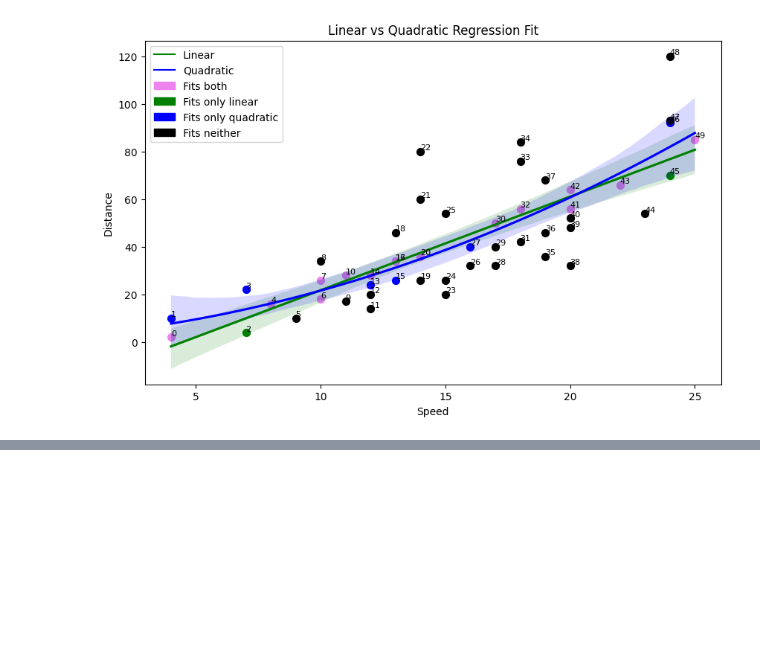
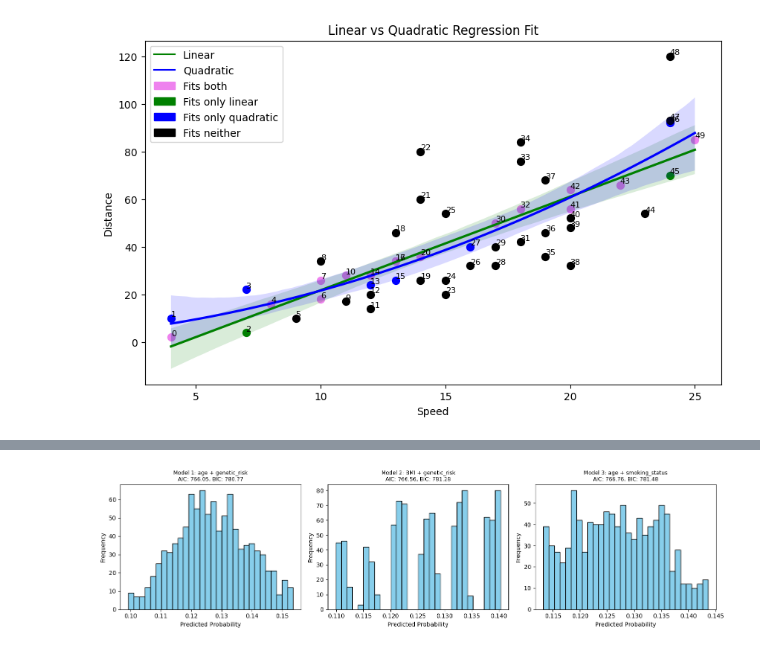
Before and after one commit to mkjmdski/aiwd-python2, a Jupyter notebook: uczenie-maszynowe/solutions/exercises.ipynb, the cells around one changed output, grey strips where cells are left out. Cells and saved outputs as stored; diff of their text form; code cells hidden in the pictures; blank space fills up the shorter version.

```diff
--- a/uczenie-maszynowe/solutions/exercises.ipynb
+++ b/uczenie-maszynowe/solutions/exercises.ipynb
@@ -205,0 +205,91 @@ strong multicollinearity or other numerical problems.
+# %%
+import pandas as pd
+import numpy as np
+import matplotlib.pyplot as plt
+import matplotlib.patches as mpatches
+import matplotlib.lines as mlines
+import seaborn as sns
+import statsmodels.formula.api as smf
+import statsmodels.api as sm
+from itertools import combinations
+
+df = pd.read_csv('../data/patient.csv')
+display(df)
+
+# Wybranie nazw kolumn do wytyczenia najlepszego równania regresji logistycznej
+predictors = [col for col in df.columns if col != 'diabetes']
+
+# Określenie które kolumny są zmiennymi ciągłymi (te z dużą liczbą unikalnych wartości, w tym wypadku > 10 - potrzebne do histogramu z gładką krzywą)
+continuous_vars = [col for col in predictors if df[col].nunique() > 10]
+print(f"Continuous variables (for smooth histogram): {continuous_vars}")
+
+results = []
+# Szukamy równania dwóch zmiennych
+for r in range(2, len(predictors) + 1):
+    for combo in combinations(predictors, r):
+        formula = 'diabetes ~ ' + ' + '.join(combo)
+        model = smf.glm(formula, data=df, family=sm.families.Binomial()).fit()
+        # Szukamy równania dwóch zmiennych, które ma najlepsze AIC/BIC
+        # i zawiera przynajmniej jedną zmienną ciągłą (dla gładkiego histogramu)
+        has_continuous = any(var in combo for var in continuous_vars)
+        results.append({
+            'variables': ' + '.join(combo),
+            'n_vars': len(combo),
+            'AIC': np.round(model.aic, 2),
+            'BIC': np.round(model.bic_llf, 2),
+            'has_continuous': has_continuous
+        })
+
+results_df = pd.DataFrame(results)
+results_df = results_df.sort_values('AIC').reset_index(drop=True)
+print("\nAll models sorted by AIC (lower is better):")
+display(results_df)
+
+results_continuous = results_df[results_df['has_continuous'] == True].reset_index(drop=True)
+print("\nModels with continuous variables (for smooth histogram):")
+display(results_continuous)
+
+best_vars = results_continuous.iloc[0]['variables']
+print(f"\nBest model (continuous, by AIC): {best_vars}")
+
+results_continuous_bic = results_continuous.sort_values('BIC').reset_index(drop=True)
+best_bic_vars = results_continuous_bic.iloc[0]['variables']
+print(f"Best model (continuous, by BIC): {best_bic_vars}")
+
+top_3 = results_continuous.head(3)
+print("\nTop 3 models:")
+display(top_3)
+
+fig, axes = plt.subplots(1, 3, figsize=(15, 4))
+
+for i, row in top_3.iterrows():
+    vars_str = row['variables']
+    formula = f'diabetes ~ {vars_str}'
+    model = smf.glm(formula, data=df, family=sm.families.Binomial()).fit()
+    probs = model.predict(df)
+
+    axes[i].hist(probs, bins=30, color='skyblue', edgecolor='black')
+    axes[i].set_title(f'Model {i+1}: {vars_str}\nAIC: {row["AIC"]}, BIC: {row["BIC"]}', fontsize=9)
+    axes[i].set_xlabel('Predicted Probability')
+    axes[i].set_ylabel('Frequency')
+
+plt.tight_layout()
+plt.show()
+
+print("\n" + "="*60)
+print("BEST MODEL DETAILS (continuous vars, by AIC):")
+print("="*60)
+best_formula = f'diabetes ~ {best_vars}'
+best_model = smf.glm(best_formula, data=df, family=sm.families.Binomial()).fit()
+print(best_model.summary())
+print(f'\nAIC: {np.round(best_model.aic, 2)}')
+print(f'BIC: {np.round(best_model.bic_llf, 2)}')
+
+df['predicted_prob'] = best_model.predict(df)
+display(df)
+
+print("\nCoefficients:\n", best_model.params)
+
+odds_ratios = np.exp(best_model.params)
+print("\nOdds Ratios:\n", odds_ratios)
+# %% [output]
@@ -205,0 +344 @@ strong multicollinearity or other numerical problems.
+[figure, added]
```
Also changed, not shown: parts of 7 cells of this notebook.
